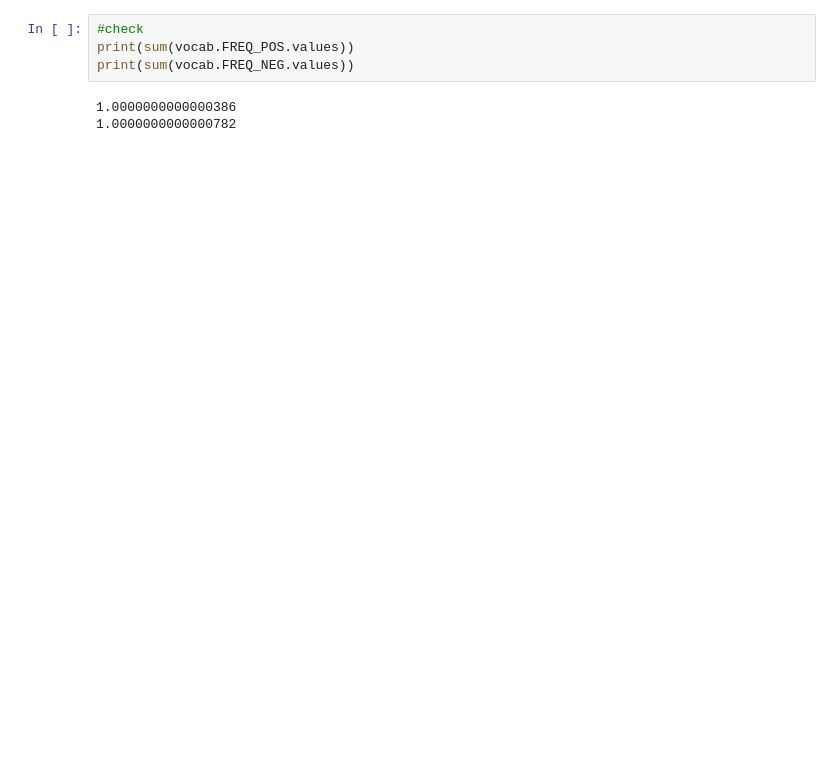
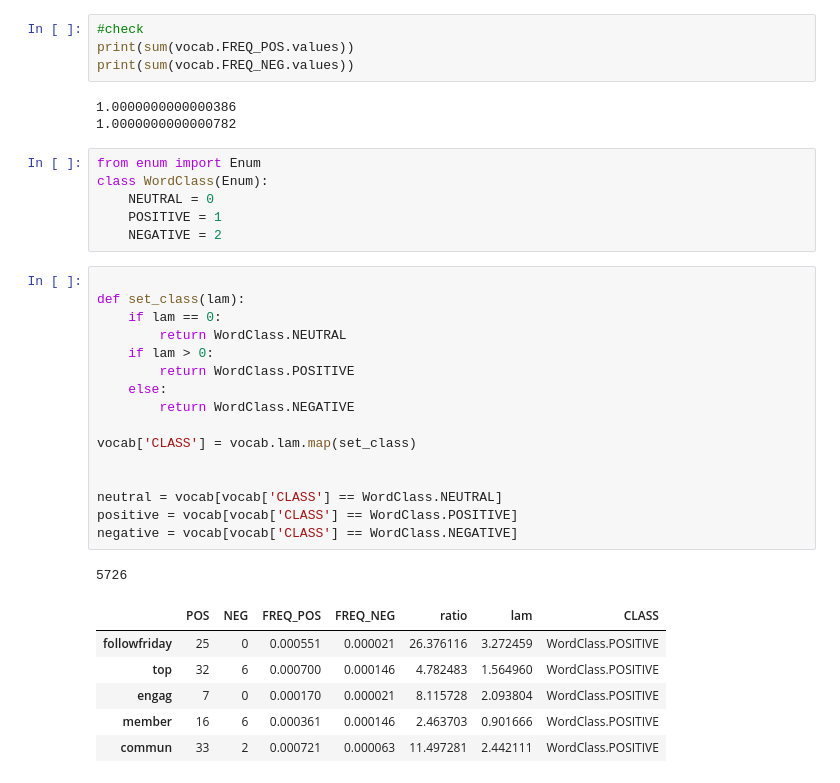
Before and after one commit to pro0255/NLP, a Jupyter notebook: jupyters/Week 1/NaiveBayers/TweetSentiment.ipynb, the cells around one changed output. Drawn from its saved outputs; the diff is of its cells as text; blank space fills up the shorter version.

```diff
--- a/jupyters/Week 1/NaiveBayers/TweetSentiment.ipynb
+++ b/jupyters/Week 1/NaiveBayers/TweetSentiment.ipynb
@@ -154,3 +156,33 @@ print(sum(vocab.FREQ_NEG.values))
 # %% [output]
 1.0000000000000386
 1.0000000000000782
+# %%
+from enum import Enum
+class WordClass(Enum):
+    NEUTRAL = 0
+    POSITIVE = 1
+    NEGATIVE = 2
+# %%
+
+def set_class(lam):
+    if lam == 0:
+        return WordClass.NEUTRAL
+    if lam > 0:
+        return WordClass.POSITIVE
+    else:
+        return WordClass.NEGATIVE
+
+vocab['CLASS'] = vocab.lam.map(set_class)
+
+
+neutral = vocab[vocab['CLASS'] == WordClass.NEUTRAL]
+positive = vocab[vocab['CLASS'] == WordClass.POSITIVE]
+negative = vocab[vocab['CLASS'] == WordClass.NEGATIVE]
+# %% [output]
+5726
+|  | POS | NEG | FREQ_POS | FREQ_NEG | ratio | lam | CLASS |
+| followfriday | 25 | 0 | 0.000551 | 0.000021 | 26.376116 | 3.272459 | WordClass.POSITIVE |
+| top | 32 | 6 | 0.000700 | 0.000146 | 4.782483 | 1.564960 | WordClass.POSITIVE |
+| engag | 7 | 0 | 0.000170 | 0.000021 | 8.115728 | 2.093804 | WordClass.POSITIVE |
+| member | 16 | 6 | 0.000361 | 0.000146 | 2.463703 | 0.901666 | WordClass.POSITIVE |
+| commun | 33 | 2 | 0.000721 | 0.000063 | 11.497281 | 2.442111 | WordClass.POSITIVE |
```
Also changed, not shown: parts of 10 cells of this notebook, 7 other files.
